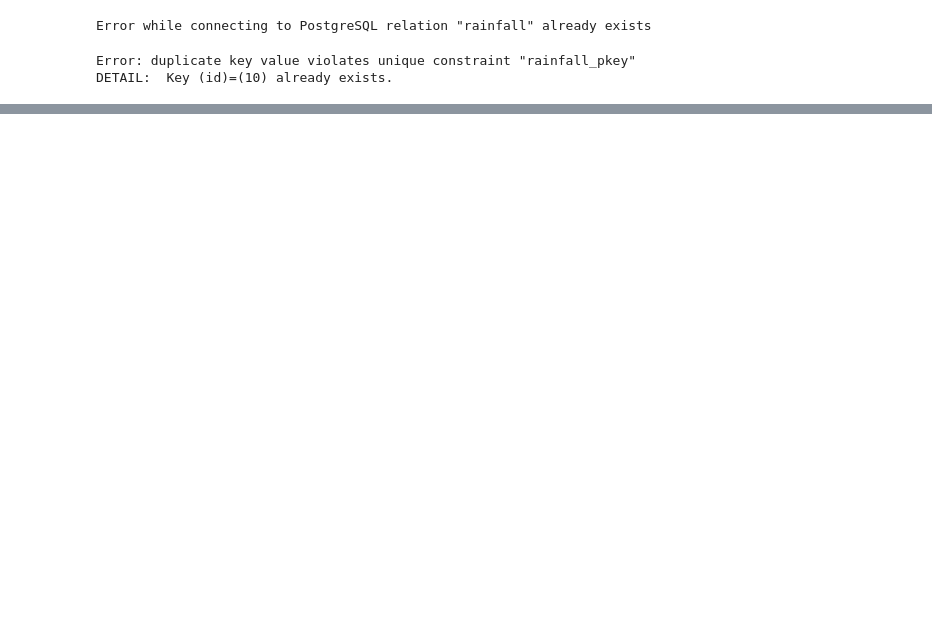
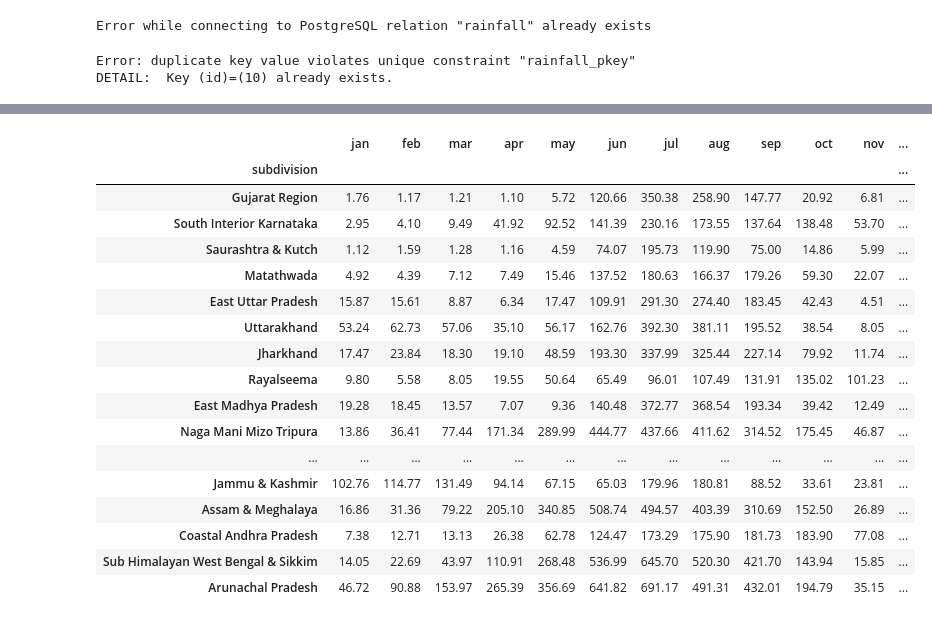
Before and after one commit to x21176671/projG, a Jupyter notebook: Postgresql-Rain-Copy2.ipynb, the cells around one changed output, grey strips where cells are left out. Cells and saved outputs as stored; diff of their text form; code cells hidden in the pictures; blank space fills up the shorter version.

```diff
--- a/Postgresql-Rain-Copy2.ipynb
+++ b/Postgresql-Rain-Copy2.ipynb
@@ -212,3 +185,28 @@ fig.show()
 # %% [output]
 [interactive output not drawn]
 [interactive output not drawn]
+# %%
+df2=df1
+# %%
+df2=df2.set_index('subdivision')
+# %%
+df2
+# %% [output]
+|  | jan | feb | mar | apr | may | jun | jul | aug | sep | oct | nov | ... |
+| subdivision |  |  |  |  |  |  |  |  |  |  |  | ... |
+| Gujarat Region | 1.76 | 1.17 | 1.21 | 1.10 | 5.72 | 120.66 | 350.38 | 258.90 | 147.77 | 20.92 | 6.81 | ... |
+| South Interior Karnataka | 2.95 | 4.10 | 9.49 | 41.92 | 92.52 | 141.39 | 230.16 | 173.55 | 137.64 | 138.48 | 53.70 | ... |
+| Saurashtra & Kutch | 1.12 | 1.59 | 1.28 | 1.16 | 4.59 | 74.07 | 195.73 | 119.90 | 75.00 | 14.86 | 5.99 | ... |
+| Matathwada | 4.92 | 4.39 | 7.12 | 7.49 | 15.46 | 137.52 | 180.63 | 166.37 | 179.26 | 59.30 | 22.07 | ... |
+| East Uttar Pradesh | 15.87 | 15.61 | 8.87 | 6.34 | 17.47 | 109.91 | 291.30 | 274.40 | 183.45 | 42.43 | 4.51 | ... |
+| Uttarakhand | 53.24 | 62.73 | 57.06 | 35.10 | 56.17 | 162.76 | 392.30 | 381.11 | 195.52 | 38.54 | 8.05 | ... |
+| Jharkhand | 17.47 | 23.84 | 18.30 | 19.10 | 48.59 | 193.30 | 337.99 | 325.44 | 227.14 | 79.92 | 11.74 | ... |
+| Rayalseema | 9.80 | 5.58 | 8.05 | 19.55 | 50.64 | 65.49 | 96.01 | 107.49 | 131.91 | 135.02 | 101.23 | ... |
+| East Madhya Pradesh | 19.28 | 18.45 | 13.57 | 7.07 | 9.36 | 140.48 | 372.77 | 368.54 | 193.34 | 39.42 | 12.49 | ... |
+| Naga Mani Mizo Tripura | 13.86 | 36.41 | 77.44 | 171.34 | 289.99 | 444.77 | 437.66 | 411.62 | 314.52 | 175.45 | 46.87 | ... |
+| ... | ... | ... | ... | ... | ... | ... | ... | ... | ... | ... | ... | ... |
+| Jammu & Kashmir | 102.76 | 114.77 | 131.49 | 94.14 | 67.15 | 65.03 | 179.96 | 180.81 | 88.52 | 33.61 | 23.81 | ... |
+| Assam & Meghalaya | 16.86 | 31.36 | 79.22 | 205.10 | 340.85 | 508.74 | 494.57 | 403.39 | 310.69 | 152.50 | 26.89 | ... |
+| Coastal Andhra Pradesh | 7.38 | 12.71 | 13.13 | 26.38 | 62.78 | 124.47 | 173.29 | 175.90 | 181.73 | 183.90 | 77.08 | ... |
+| Sub Himalayan West Bengal & Sikkim | 14.05 | 22.69 | 43.97 | 110.91 | 268.48 | 536.99 | 645.70 | 520.30 | 421.70 | 143.94 | 15.85 | ... |
+| Arunachal Pradesh | 46.72 | 90.88 | 153.97 | 265.39 | 356.69 | 641.82 | 691.17 | 491.31 | 432.01 | 194.79 | 35.15 | ... |
```
Also changed, not shown: parts of 26 cells of this notebook.
